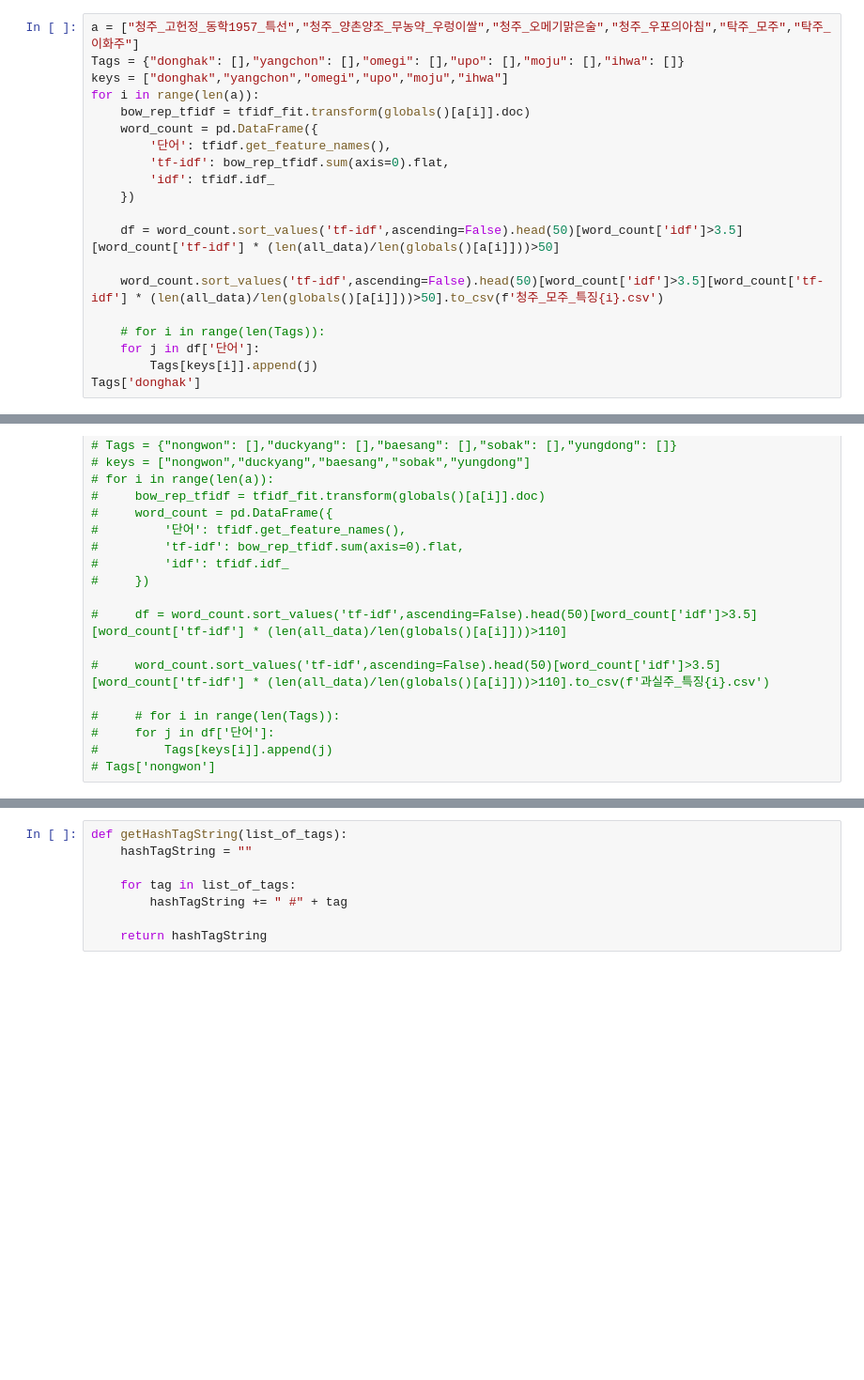
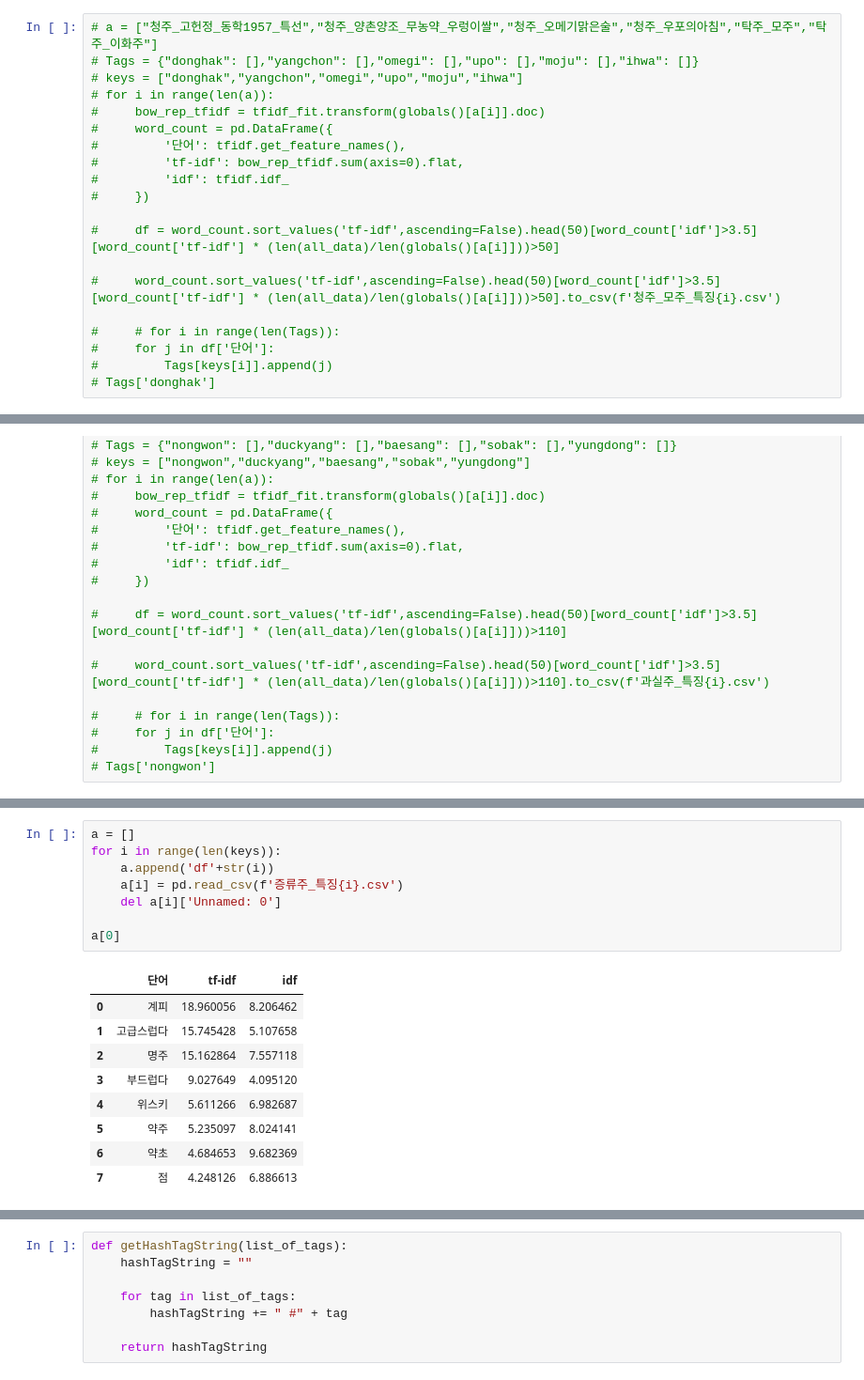
Before and after one commit to JJongSSu/Study, a Jupyter notebook: Teamproject/second/hashtag/해시태그.ipynb, the cells around one changed output, grey strips where cells are left out. Shown at 94% size. Saved outputs shown, nothing was run; the diff lists cells and outputs as text; blank space fills up the shorter version.

```diff
--- a/Teamproject/second/hashtag/해시태그.ipynb
+++ b/Teamproject/second/hashtag/해시태그.ipynb
@@ -131,20 +164,20 @@ word_count.sort_values('tf-idf',ascending=False).head(50)[word_count['idf']>3.5]
 # %%
-a = ["청주_고헌정_동학1957_특선","청주_양촌양조_무농약_우렁이쌀","청주_오메기맑은술","청주_우포의아침","탁주_모주","탁주_이화주"]
-Tags = {"donghak": [],"yangchon": [],"omegi": [],"upo": [],"moju": [],"ihwa": []}
-keys = ["donghak","yangchon","omegi","upo","moju","ihwa"]
-for i in range(len(a)):
-    bow_rep_tfidf = tfidf_fit.transform(globals()[a[i]].doc)
-    word_count = pd.DataFrame({
-        '단어': tfidf.get_feature_names(),
-        'tf-idf': bow_rep_tfidf.sum(axis=0).flat,
-        'idf': tfidf.idf_
-    })
+# a = ["청주_고헌정_동학1957_특선","청주_양촌양조_무농약_우렁이쌀","청주_오메기맑은술","청주_우포의아침","탁주_모주","탁주_이화주"]
+# Tags = {"donghak": [],"yangchon": [],"omegi": [],"upo": [],"moju": [],"ihwa": []}
+# keys = ["donghak","yangchon","omegi","upo","moju","ihwa"]
+# for i in range(len(a)):
+#     bow_rep_tfidf = tfidf_fit.transform(globals()[a[i]].doc)
+#     word_count = pd.DataFrame({
+#         '단어': tfidf.get_feature_names(),
+#         'tf-idf': bow_rep_tfidf.sum(axis=0).flat,
+#         'idf': tfidf.idf_
+#     })
 
-    df = word_count.sort_values('tf-idf',ascending=False).head(50)[word_count['idf']>3.5][word_count['tf-idf'] * (len(all_data)/len(globals()[a[i]]))>50]
+#     df = word_count.sort_values('tf-idf',ascending=False).head(50)[word_count['idf']>3.5][word_count['tf-idf'] * (len(all_data)/len(globals()[a[i]]))>50]
 
-    word_count.sort_values('tf-idf',ascending=False).head(50)[word_count['idf']>3.5][word_count['tf-idf'] * (len(all_data)/len(globals()[a[i]]))>50].to_csv(f'청주_모주_특징{i}.csv')
+#     word_count.sort_values('tf-idf',ascending=False).head(50)[word_count['idf']>3.5][word_count['tf-idf'] * (len(all_data)/len(globals()[a[i]]))>50].to_csv(f'청주_모주_특징{i}.csv')
 
-    # for i in range(len(Tags)):
-    for j in df['단어']:
-        Tags[keys[i]].append(j)
-Tags['donghak']
+#     # for i in range(len(Tags)):
+#     for j in df['단어']:
+#         Tags[keys[i]].append(j)
+# Tags['donghak']
@@ -247,0 +227,18 @@ df5
+# %%
+a = []
+for i in range(len(keys)):
+    a.append('df'+str(i))
+    a[i] = pd.read_csv(f'증류주_특징{i}.csv')
+    del a[i]['Unnamed: 0']
+
+a[0]
+# %% [output]
+|  | 단어 | tf-idf | idf |
+| 0 | 계피 | 18.960056 | 8.206462 |
+| 1 | 고급스럽다 | 15.745428 | 5.107658 |
+| 2 | 명주 | 15.162864 | 7.557118 |
+| 3 | 부드럽다 | 9.027649 | 4.095120 |
+| 4 | 위스키 | 5.611266 | 6.982687 |
+| 5 | 약주 | 5.235097 | 8.024141 |
+| 6 | 약초 | 4.684653 | 9.682369 |
+| 7 | 점 | 4.248126 | 6.886613 |
```
Also changed, not shown: parts of 24 cells of this notebook, 26 other files.
